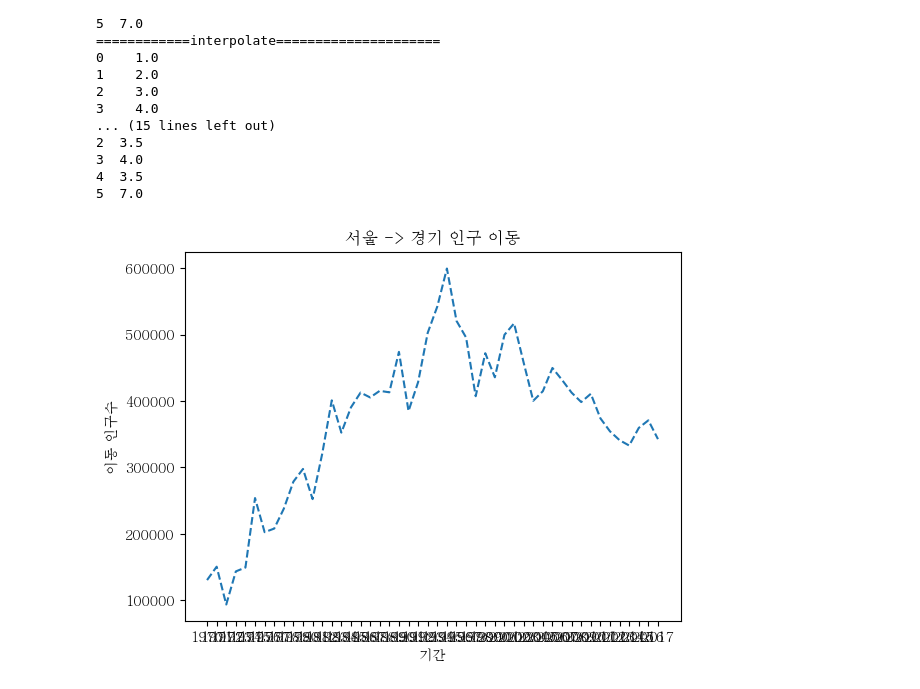
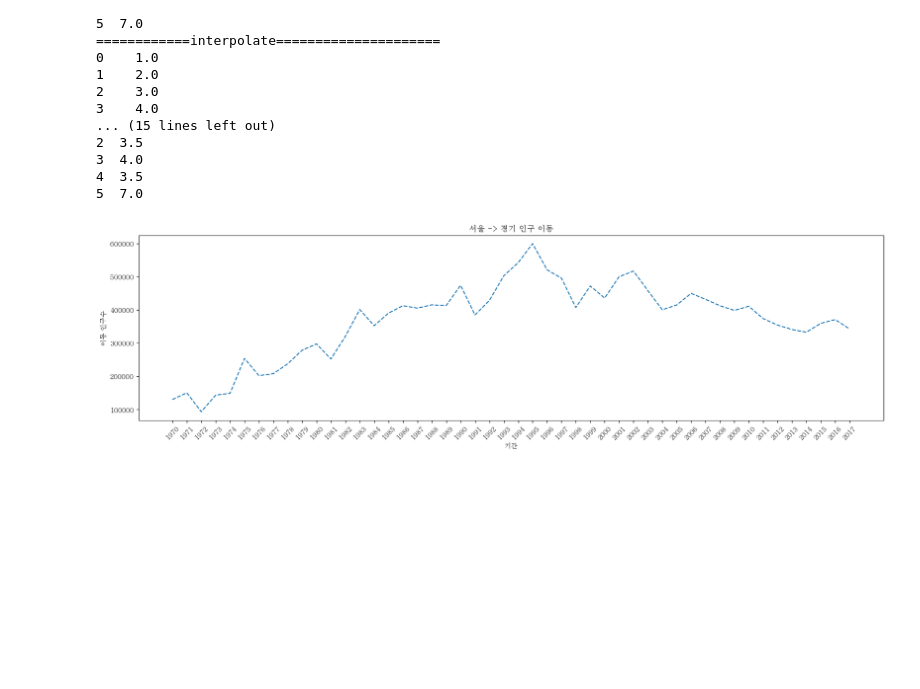
Before and after one commit to 77eileen/python, a Jupyter notebook: 15pandas/pandas-data-analysis-main/part4/4.2_matplotlib_line2.ipynb, the cells around one changed output. Drawn from its saved outputs; the diff is of its cells as text; code cells hidden in the pictures; blank space fills up the shorter version.

```diff
--- a/15pandas/pandas-data-analysis-main/part4/4.2_matplotlib_line2.ipynb
+++ b/15pandas/pandas-data-analysis-main/part4/4.2_matplotlib_line2.ipynb
@@ -169,31 +169,38 @@ import pandas as pd
 import matplotlib.pyplot as plt
 
 # Excel 데이터를 데이터프레임 변환
 df = pd.read_excel('./data/시도별_전출입_인구수.xlsx')
 df
 # 누락값(NaN)을 앞 데이터로 채움 (엑셀 양식 병합 부분)
 df = df.ffill()
 
 # 서울에서 다른 지역으로 이동한 데이터만 추출하여 정리
 mask = (df['전출지별'] == '서울특별시') & (df['전입지별'] != '서울특별시')
 df_seoul = df[mask]
 df_seoul = df_seoul.drop(['전출지별'], axis=1)
 df_seoul = df_seoul.rename({'전입지별':'전입지'}, axis=1)
 df_seoul = df_seoul.set_index('전입지')
 
 # 서울에서 경기도로 이동한 인구 데이터 값만 선택
 sr_one = df_seoul.loc['경기도']
 
 # x, y축 데이터를 plot 함수에 입력
+plt.figure(figsize=(20,5))
+plt.xticks(rotation = 45)
 plt.plot(sr_one.index, sr_one.values, linestyle="--")
+# plt.plot(sr_one.values, sr_one.index, linestyle="--")  #상기 X,Y 위치 변경
+
+
+
+
 
 # 차트 제목 추가
 plt.title('서울 -> 경기 인구 이동')
 
 # 축이름 추가
 plt.xlabel('기간')
 plt.ylabel('이동 인구수')
 
 plt.show()  # 변경사항 저장하고 그래프 출력
 # %% [output]
-[figure, old version]
+[figure, new version]
```
Also changed, not shown: 3 other files.
